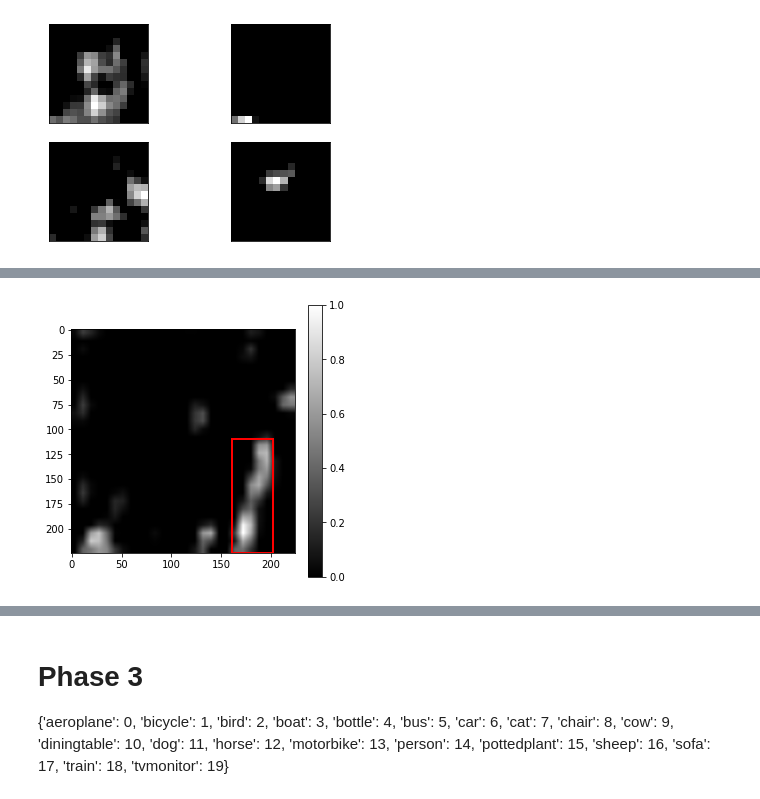
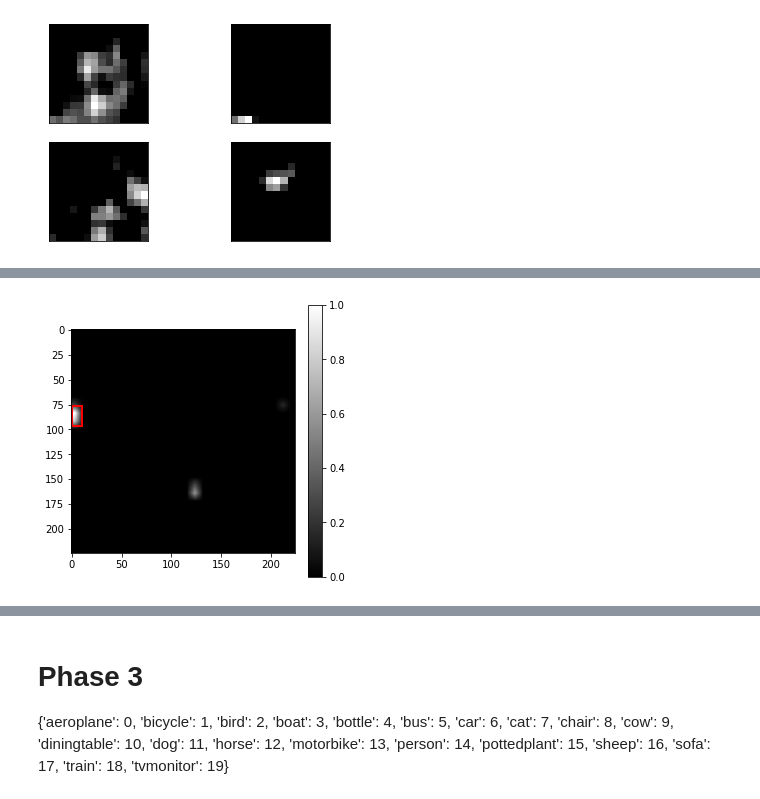
Before and after one commit to kyh980909/AC-SISE, a Jupyter notebook: test.ipynb, the cells around one changed output, grey strips where cells are left out. Drawn from its saved outputs; the diff is of its cells as text; code cells hidden in the pictures.

```diff
--- a/test.ipynb
+++ b/test.ipynb
@@ -213,0 +220,20 @@ for k in postprocessed_feature_maps.keys():
+# %%
+# Calculate sum of all feature maps
+sum_featurempas = {}
+for k, v in filtered_feature_maps.items():
+    sum_featurempas[k] = tf.reduce_sum(v, axis=(0,1))
+
+# Sum of all feature maps != 0 filtering
+not_zero_feature_maps = {}
+for k, v in sum_featurempas.items():
+    transpose = tf.transpose(filtered_feature_maps[k], perm=[2,0,1])[v!=0] # 필터링 용이를 위해 transpose
+    not_zero_feature_maps[k] = tf.transpose(transpose, perm=[1,2,0]) # transpose 다시 되돌리기
+# %%
+# Bilinear interpolation
+postprocessed_feature_maps = {}
+for k in not_zero_feature_maps.keys():
+    postprocessed_feature_maps[k] = cv2.resize(not_zero_feature_maps[k].numpy(), (224,224), interpolation=cv2.INTER_LINEAR)
+    for i in range(postprocessed_feature_maps[k].shape[-1]):
+        if np.max(postprocessed_feature_maps[k][:,:,i]) == 0.0:
+            continue
+        postprocessed_feature_maps[k][:,:,i] = (postprocessed_feature_maps[k][:,:,i] - np.min(postprocessed_feature_maps[k][:,:,i]))/(np.max(postprocessed_feature_maps[k][:,:,i])-np.min(postprocessed_feature_maps[k][:,:,i]))
@@ -214,31 +321,30 @@ for k in postprocessed_feature_maps.keys():
 # %%
-index = 45
+index = 77
 layer = 'conv3'
-thr = filters.threshold_otsu(postprocessed_feature_maps[layer][:,:,index])
-binary = postprocessed_feature_maps[layer][:,:,index] > thr
-binary = np.multiply(binary, 255)
+
+binary = ostu_binary(postprocessed_feature_maps[layer][:,:,index])
 
 labeled, nr_objects = label(binary > 0)
 props = regionprops(labeled)
 
 plt.figure(figsize=(5,5))
 plt.imshow(postprocessed_feature_maps[layer][:,:,index], cmap='gray')
 # plt.imshow(result, cmap='jet', alpha=0.5)
 plt.colorbar()
 ax = plt.gca()
 
 init = props[0].bbox_area
-bbox = list(props[0].bbox)
+bbox = tuple(props[0].bbox)
 for b in props:
     if init < b.bbox_area:
         init = b.bbox_area
-        bbox = list(b.bbox)
+        bbox = tuple(b.bbox)
 rect = patches.Rectangle((bbox[1], bbox[0]), bbox[3]-bbox[1], bbox[2]-bbox[0], linewidth=2, edgecolor='r', facecolor='none')
 ax.add_patch(rect)
 
 plt.show()
 # %% [output]
-[figure, old version]
+[figure, new version]
 # %%
 layer = 'conv3'
 for l in postprocessed_feature_maps[layer]:
```
Also changed, not shown: parts of 8 cells of this notebook.
